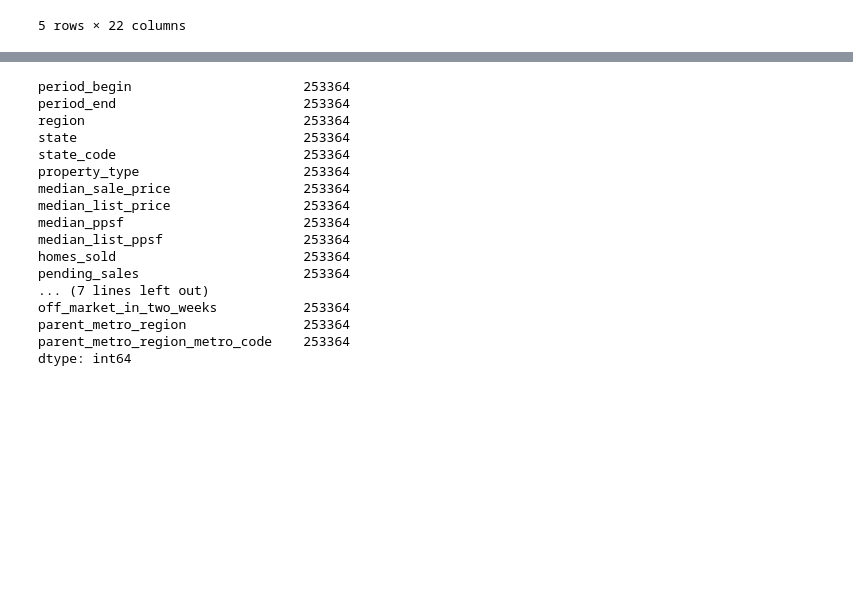
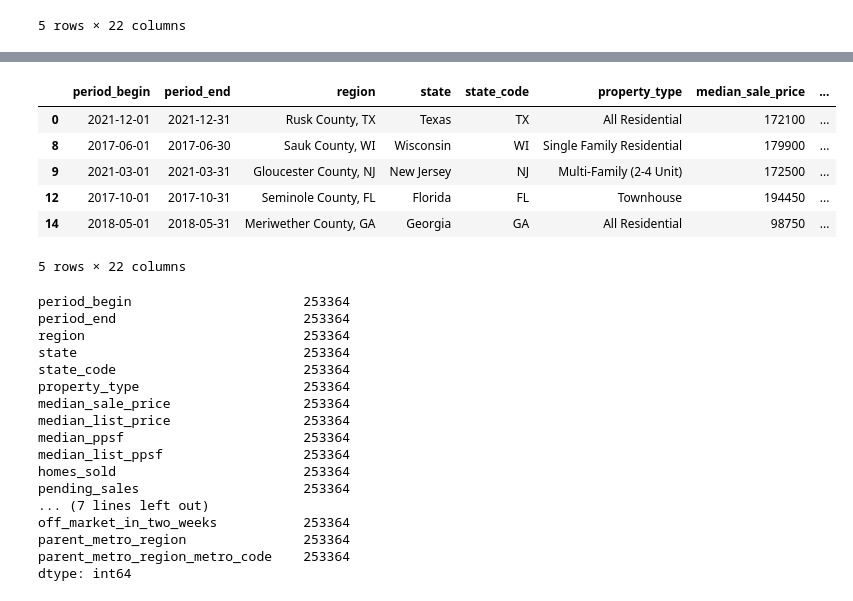
Before and after one commit to Shawn-Varghese/project_2, a Jupyter notebook: redfin_data.ipynb, the cells around one changed output, grey strips where cells are left out. Cells and saved outputs as stored; diff of their text form; code cells hidden in the pictures; blank space fills up the shorter version.

```diff
--- a/redfin_data.ipynb
+++ b/redfin_data.ipynb
@@ -116,3 +116,19 @@ df.head()
 | 12 | 2017-10-01 | 2017-10-31 | Seminole County, FL | Florida | FL | Townhouse | 194450.0 | ... |
 | 14 | 2018-05-01 | 2018-05-31 | Meriwether County, GA | Georgia | GA | All Residential | 98750.0 | ... |
 5 rows × 22 columns
+# %%
+df = df.astype(
+    {
+        "median_sale_price": "int64",
+        "median_list_price": "int64",
+        "homes_sold": "int64",
+        "pending_sales": "int64",
+        "new_listings": "int64",
+        "inventory": "int64",
+        "median_dom": "int64",
+        "parent_metro_region_metro_code": "int64",
+        "median_ppsf": "int64",
+        "median_list_ppsf": "int64"
+    }
+)
+df.dtypes
@@ -119,3 +153,13 @@ df.head()
+# %%
+df.head()
+# %% [output]
+|  | period_begin | period_end | region | state | state_code | property_type | median_sale_price | ... |
+| 0 | 2021-12-01 | 2021-12-31 | Rusk County, TX | Texas | TX | All Residential | 172100 | ... |
+| 8 | 2017-06-01 | 2017-06-30 | Sauk County, WI | Wisconsin | WI | Single Family Residential | 179900 | ... |
+| 9 | 2021-03-01 | 2021-03-31 | Gloucester County, NJ | New Jersey | NJ | Multi-Family (2-4 Unit) | 172500 | ... |
+| 12 | 2017-10-01 | 2017-10-31 | Seminole County, FL | Florida | FL | Townhouse | 194450 | ... |
+| 14 | 2018-05-01 | 2018-05-31 | Meriwether County, GA | Georgia | GA | All Residential | 98750 | ... |
+5 rows × 22 columns
 # %%
 df.count()
 # %% [output]
```
Also changed, not shown: parts of 1 cell of this notebook, 2 other files.
